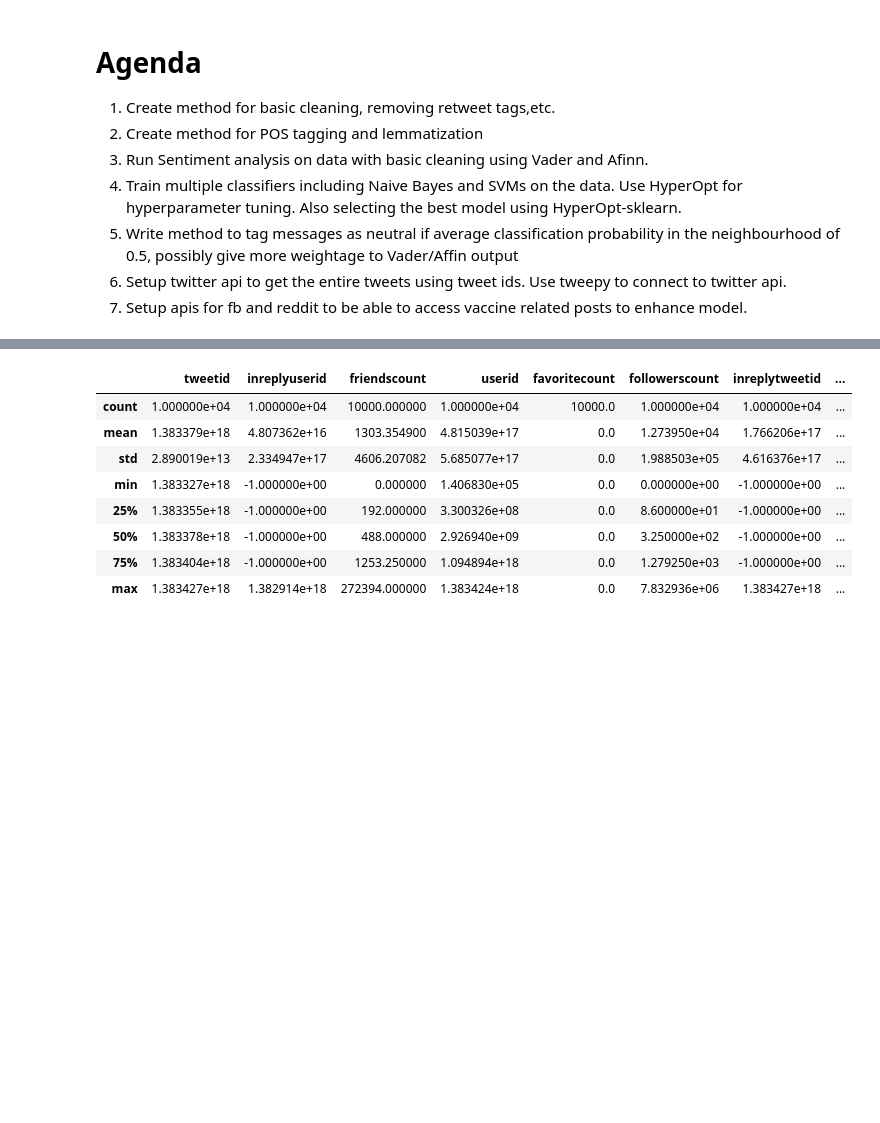
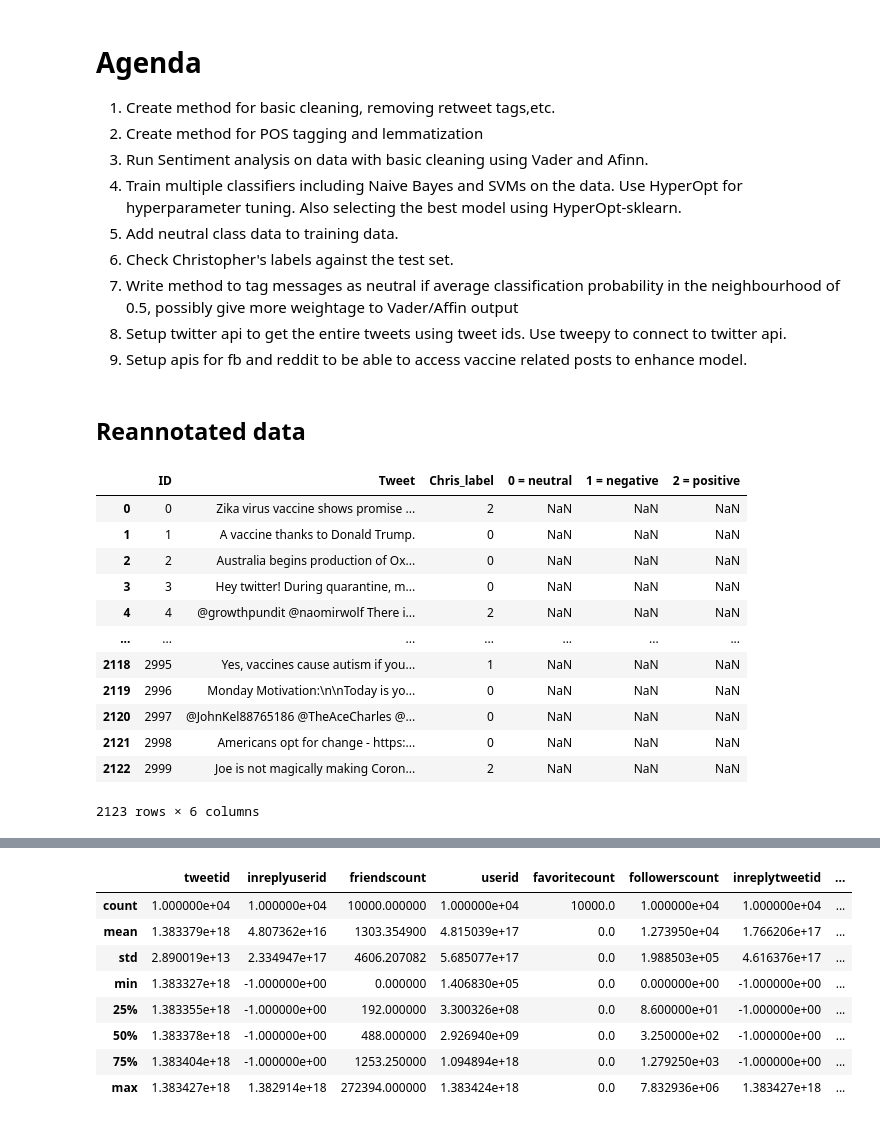
Before and after one commit to VenugopalBhatia/antivax_sa, a Jupyter notebook: analysis.ipynb, the cells around one changed output, grey strips where cells are left out. Cells and saved outputs as stored; diff of their text form; code cells hidden in the pictures; blank space fills up the shorter version.

Commit message:
Add neutral class data and compare reannotated data to the original file.

```diff
--- a/analysis.ipynb
+++ b/analysis.ipynb
@@ -19,6 +19,8 @@ importlib.reload(optimizer)
 <li> Create method for POS tagging and lemmatization </li>
 <li> Run Sentiment analysis on data with basic cleaning using Vader and Afinn. </li>
 <li> Train multiple classifiers including Naive Bayes and SVMs on the data. Use HyperOpt for hyperparameter tuning. Also selecting the best model using HyperOpt-sklearn. </li>
+<li> Add neutral class data to training data. </li>
+<li> Check Christopher's labels against the test set. </li>
 <li> Write method to tag messages as neutral if average classification probability in the neighbourhood of 0.5, possibly give more weightage to Vader/Affin output </li>
 <li> Setup twitter api to get the entire tweets using tweet ids. Use tweepy to connect to twitter api. </li>
 <li> Setup apis for fb and reddit to be able to access vaccine related posts to enhance model. </li>
@@ -28,0 +29,22 @@ df_tweets = pd.read_csv(r'./data/vaccine_labeled_tweets.csv',index_col=0)
+# %% [markdown]
+## Reannotated data
+# %%
+# df_tweets_reannotated for new labels assigned by Chris
+df_tweets = pd.read_csv(r'./data/vaccine_labeled_tweets.csv')
+df_tweets_reannotated = pd.read_excel(r'./data/to_christopher.xlsx')
+# %%
+df_tweets_reannotated
+# %% [output]
+|  | ID | Tweet | Chris_label | 0 = neutral | 1 = negative | 2 = positive |
+| 0 | 0 | Zika virus vaccine shows promise ... | 2 | NaN | NaN | NaN |
+| 1 | 1 | A vaccine thanks to Donald Trump. | 0 | NaN | NaN | NaN |
+| 2 | 2 | Australia begins production of Ox... | 0 | NaN | NaN | NaN |
+| 3 | 3 | Hey twitter! During quarantine, m... | 0 | NaN | NaN | NaN |
+| 4 | 4 | @growthpundit @naomirwolf There i... | 2 | NaN | NaN | NaN |
+| ... | ... | ... | ... | ... | ... | ... |
+| 2118 | 2995 | Yes, vaccines cause autism if you... | 1 | NaN | NaN | NaN |
+| 2119 | 2996 | Monday Motivation:\n\nToday is yo... | 0 | NaN | NaN | NaN |
+| 2120 | 2997 | @JohnKel88765186 @TheAceCharles @... | 0 | NaN | NaN | NaN |
+| 2121 | 2998 | Americans opt for change - https:... | 0 | NaN | NaN | NaN |
+| 2122 | 2999 | Joe is not magically making Coron... | 2 | NaN | NaN | NaN |
+2123 rows × 6 columns
```
Also changed, not shown: parts of 14 cells of this notebook, 4 other files.
